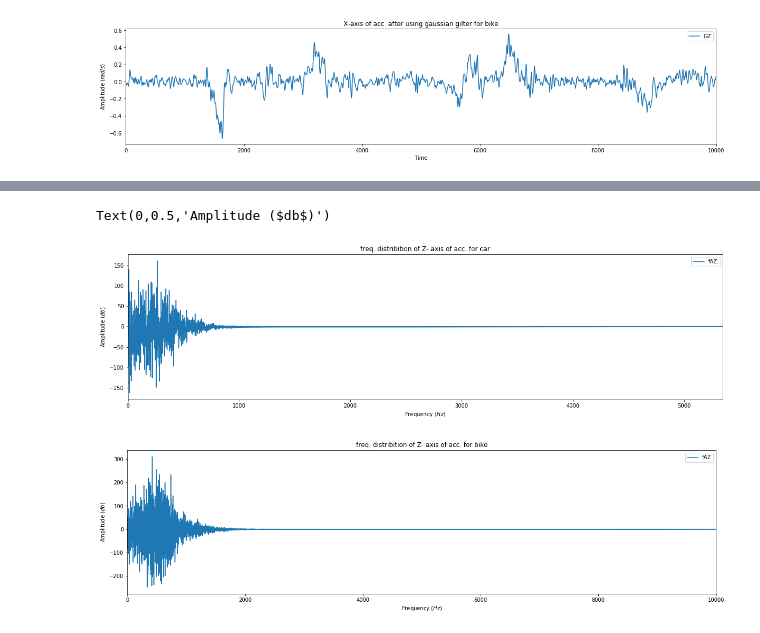
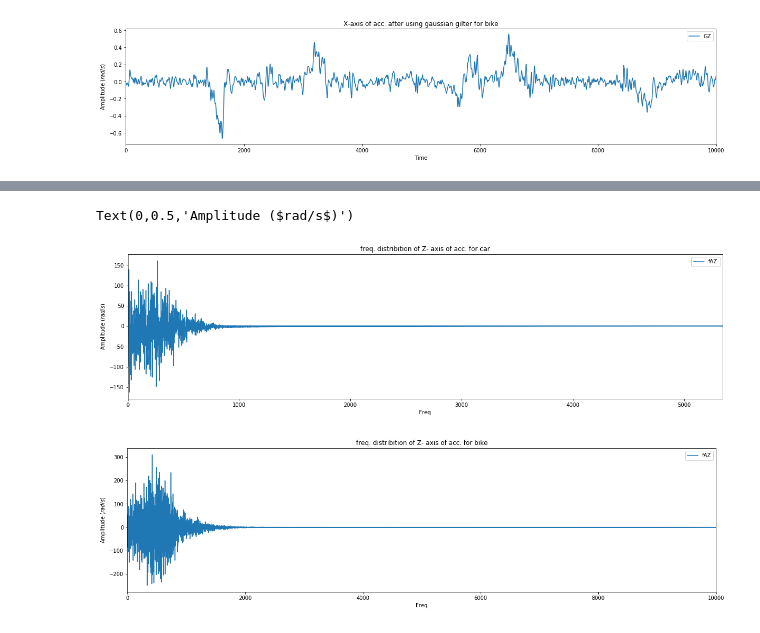
Before and after one commit to dhananjayece244/MTP, a Jupyter notebook: bike_and_car_pattern.ipynb, the cells around one changed output, grey strips where cells are left out. Drawn from its saved outputs; the diff is of its cells as text; code cells hidden in the pictures.

```diff
--- a/bike_and_car_pattern.ipynb
+++ b/bike_and_car_pattern.ipynb
@@ -107,6 +107,7 @@ Text(0,0.5,'Amplitude ($rad/s$)')
 [figure]
 # %%
 #generate frequency domain data from time domain data usinf Fast Fourier transformation
+
 def FFT(df, features):
     fftfeatures = []
 
@@ -126,7 +127,7 @@ def FFT(df, features):
             complexs.append(imagn[j])
         df['f'+i] = complexs
         fftfeatures.append('f'+i)
-    return df
+    return df,n
 # %%
 features = ['AX', 'AY', 'AZ', 'GX', 'GY', 'GZ']
 df_freq_car = FFT(df_car, features)
@@ -189,12 +216,12 @@ df_freq_bike[['fAY']].plot(figsize =(20,5), title = "freq. distribition of Y- ax
 # %%
 df_freq_car[['fAZ']].plot(figsize =(20,5), title = "freq. distribition of Z- axis of acc. for car")
-plt.xlabel('Frequency ($Hz$)')
-plt.ylabel('Amplitude ($db$)')
+plt.xlabel('Freq')
+plt.ylabel('Amplitude ($rad/s$)')
 
 df_freq_bike[['fAZ']].plot(figsize =(20,5), title = "freq. distribition of Z- axis of acc. for bike")
-plt.xlabel('Frequency ($Hz$)')
-plt.ylabel('Amplitude ($db$)')
+plt.xlabel('Freq')
+plt.ylabel('Amplitude ($rad/s$)')
 # %% [output]
-Text(0,0.5,'Amplitude ($db$)')
+Text(0,0.5,'Amplitude ($rad/s$)')
-[figure, old version]
+[figure, new version]
-[figure, old version]
+[figure, new version]
```
Also changed, not shown: parts of 7 cells of this notebook.
